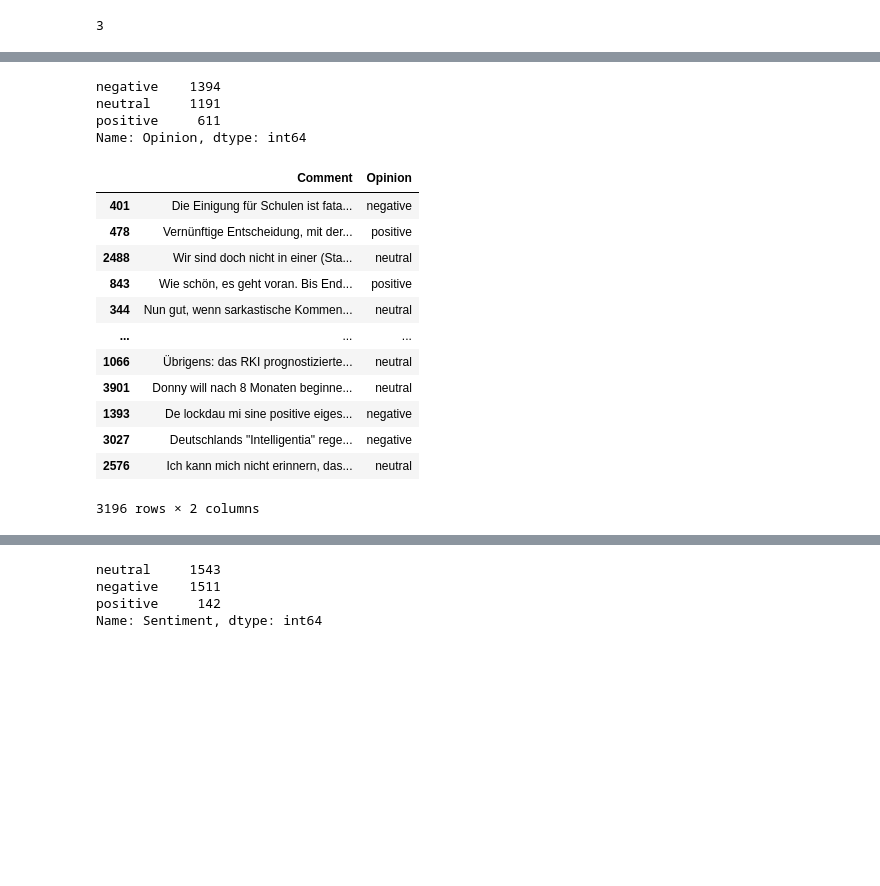
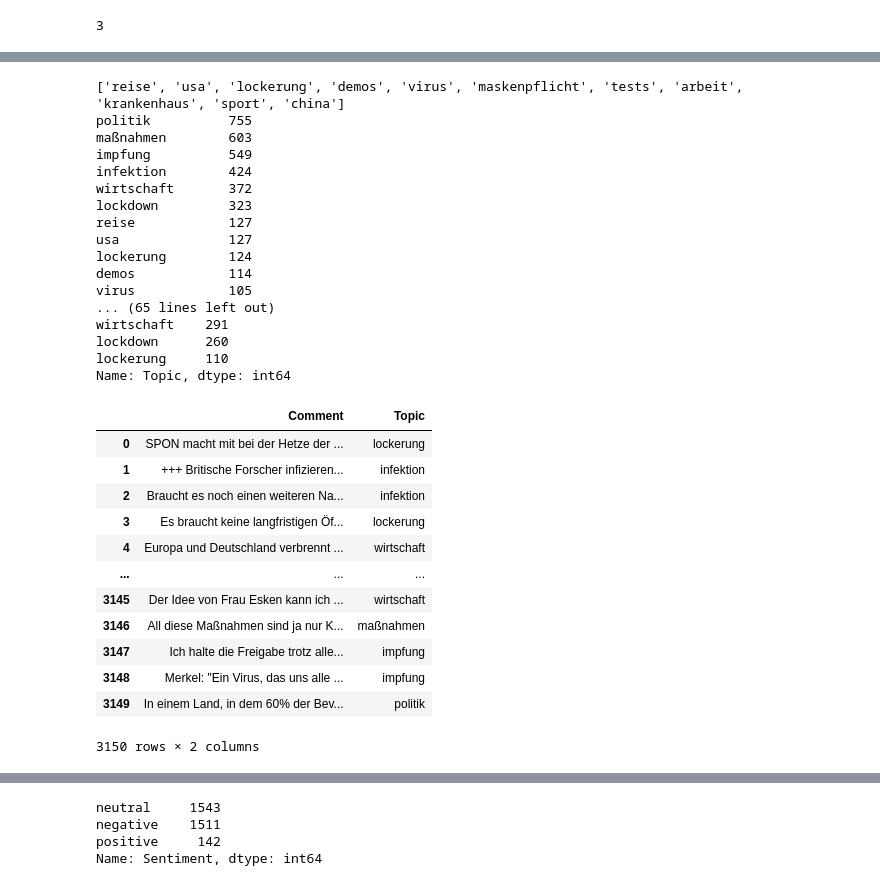
Before and after one commit to KirchnerS/Masterarbeit, a Jupyter notebook: eintest.ipynb, the cells around one changed output, grey strips where cells are left out. Cells and saved outputs as stored; diff of their text form; code cells hidden in the pictures; blank space fills up the shorter version.

```diff
--- a/eintest.ipynb
+++ b/eintest.ipynb
@@ -25,52 +49,74 @@ torch.cuda.current_device()
 # %%
 ### Here we set the labels of the topics, in this case we have 7 labels for comments and 8 for articles
 # label_to_id = {"politik" : 0, "maßnahmen" : 1, "infektion" : 2, "impfung": 3, "lockdown": 4, "wirtschaft":5, "lockerung":6, "überblick": 7}
-# label_to_id = {"politik" : 0, "maßnahmen" : 1, "infektion" : 2, "impfung": 3, "lockdown": 4, "wirtschaft":5, "lockerung":6}
-label_to_id = {"positive":0, "negative" : 1, "neutral": 2}
+label_to_id = {"politik" : 0, "maßnahmen" : 1, "infektion" : 2, "impfung": 3, "lockdown": 4, "wirtschaft":5, "lockerung":6}
+# label_to_id = {"positive":0, "negative" : 1, "neutral": 2}
+
 # dataset_topic = pd.read_csv("annotated_data/annotated_data_with_users_and_al_cleanedArticleText.csv", names=["ID", "Date", "Time", "Comment Level", "Username", "Opinion", "Sentiment", "Topic_comment", "Topic_article", "Comment", "Method"], encoding="utf-8")
 dataset_topic = pd.read_csv("annotated_data/annotated_data_with_users_and_al_cleaned2check.csv", names=["ID", "Date", "Time", "Comment Level", "Username", "Opinion", "Sentiment", "Topic_comment", "Topic_article", "Comment", "Method"], encoding="ISO-8859-1")
-dataset_topic = dataset_topic.loc[dataset_topic["Opinion"].isin(label_to_id.keys())]
-# dataset_topic = dataset_topic.loc[dataset_topic["Topic_comment"].isin(label_to_id.keys())]
+
+
+print(dataset_topic["Topic_comment"].value_counts()[dataset_topic["Topic_comment"].value_counts() < 200].index.to_list())
+print(dataset_topic["Topic_comment"].value_counts())
+# dataset_topic = dataset_topic.loc[dataset_topic["Opinion"].isin(label_to_id.keys())]
+dataset_topic = dataset_topic.loc[dataset_topic["Topic_comment"].isin(label_to_id.keys())]
 # dataset_topic = dataset_topic.loc[dataset_topic["Topic_article"].isin(label_to_id.keys())]
-# dataset_topic = dataset_topic[["Comment", "Topic_comment"]]
-dataset_topic = dataset_topic[["Comment", "Opinion"]]
+print(dataset_topic)
+dataset_topic = dataset_topic[["Comment", "Topic_comment"]]
+# dataset_topic = dataset_topic[["Comment", "Opinion"]]
 # dataset_topic = dataset_topic[["Comment", "Topic_article"]]
+
 # dataset_topic = dataset_topic.loc[dataset_topic["Topic_article"].isin(label_to_id.keys())]
-# dataset_topic = dataset_topic.loc[dataset_topic["Topic_comment"].isin(label_to_id.keys())]
-dataset_topic = dataset_topic.loc[dataset_topic["Opinion"].isin(label_to_id.keys())]
-# dataset_topic.columns = ["Comment", "Topic"]
-dataset_topic.columns = ["Comment", "Opinion"]
+dataset_topic = dataset_topic.loc[dataset_topic["Topic_comment"].isin(label_to_id.keys())]
+# dataset_topic = dataset_topic.loc[dataset_topic["Opinion"].isin(label_to_id.keys())]
+
+dataset_topic.columns = ["Comment", "Topic"]
+# dataset_topic.columns = ["Comment", "Opinion"]
+print(len(dataset_topic))
 df_train, df_test = np.split(dataset_topic.sample(frac=1, random_state=77), [int(.8*len(dataset_topic))])
 
 
 
 len(dataset_topic)
 dataset_topic.reset_index(drop=True, inplace=True)
 
 df_train.drop(df_train.loc[df_train["Comment"].isnull()].index, axis = 0, inplace = True)
 # for x in df_train["Comment"]:
 #     if type(x) != str:
 #         print(type(x), x)
-print(df_train["Opinion"].value_counts())
-df_train
+print(df_train["Topic"].value_counts())
+dataset_topic
 # %% [output]
-negative    1394
-neutral     1191
-positive     611
-Name: Opinion, dtype: int64
+['reise', 'usa', 'lockerung', 'demos', 'virus', 'maskenpflicht', 'tests', 'arbeit', 'krankenhaus', 'sport', 'china']
+politik          755
+maßnahmen        603
+impfung          549
+infektion        424
+wirtschaft       372
+lockdown         323
+reise            127
+usa              127
+lockerung        124
+demos            114
+virus            105
+... (65 lines left out)
+wirtschaft    291
+lockdown      260
+lockerung     110
+Name: Topic, dtype: int64
-|  | Comment | Opinion |
-| 401 | Die Einigung für Schulen ist fata... | negative |
-| 478 | Vernünftige Entscheidung, mit der... | positive |
-| 2488 | Wir sind doch nicht in einer (Sta... | neutral |
-| 843 | Wie schön, es geht voran. Bis End... | positive |
-| 344 | Nun gut, wenn sarkastische Kommen... | neutral |
+|  | Comment | Topic |
+| 0 | SPON macht mit bei der Hetze der ... | lockerung |
+| 1 | +++ Britische Forscher infizieren... | infektion |
+| 2 | Braucht es noch einen weiteren Na... | infektion |
+| 3 | Es braucht keine langfristigen Öf... | lockerung |
+| 4 | Europa und Deutschland verbrennt ... | wirtschaft |
 | ... | ... | ... |
-| 1066 | Übrigens: das RKI prognostizierte... | neutral |
-| 3901 | Donny will nach 8 Monaten beginne... | neutral |
-| 1393 | De lockdau mi sine positive eiges... | negative |
-| 3027 | Deutschlands "Intelligentia" rege... | negative |
-| 2576 | Ich kann mich nicht erinnern, das... | neutral |
+| 3145 | Der Idee von Frau Esken kann ich ... | wirtschaft |
+| 3146 | All diese Maßnahmen sind ja nur K... | maßnahmen |
+| 3147 | Ich halte die Freigabe trotz alle... | impfung |
+| 3148 | Merkel: "Ein Virus, das uns alle ... | impfung |
+| 3149 | In einem Land, in dem 60% der Bev... | politik |
-3196 rows × 2 columns
+3150 rows × 2 columns
 # %%
 # This cell scrapes the articles for their header content
 
```
Also changed, not shown: parts of 8 cells of this notebook, 1 other file.
